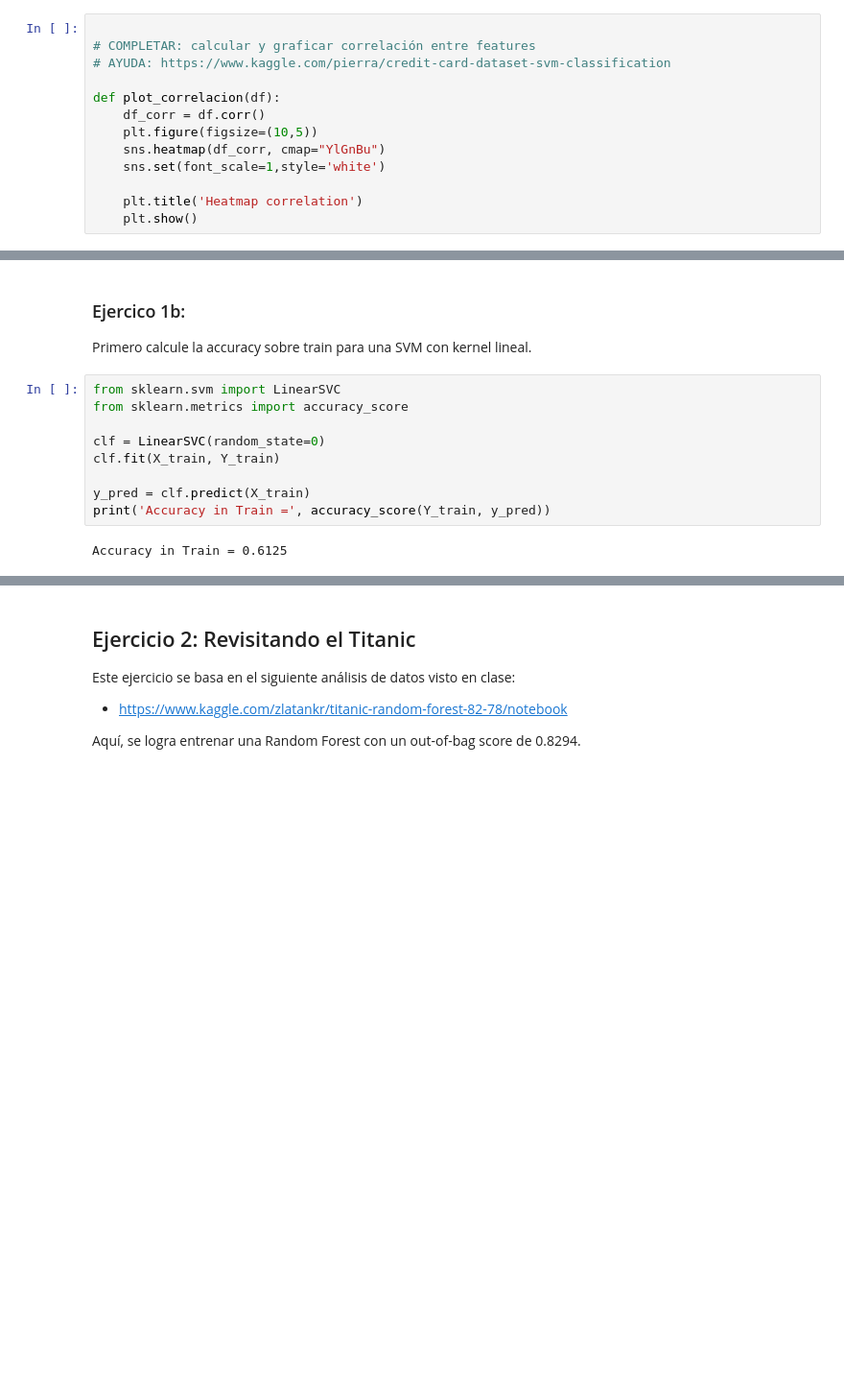
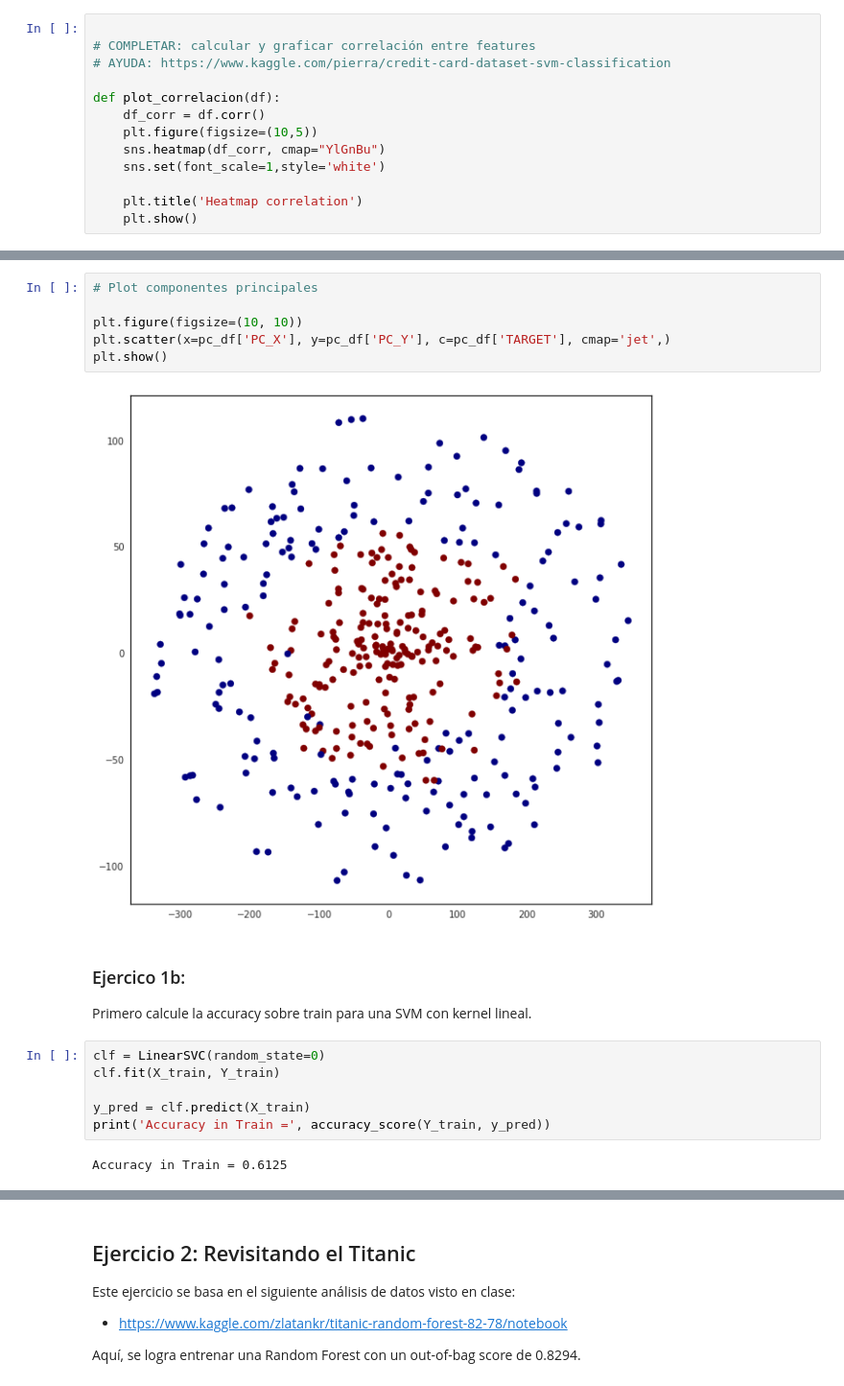
Before and after one commit to EJHortala/famaf, a Jupyter notebook: Aprendizaje Supervisado/lab1.ipynb, the cells around one changed output, grey strips where cells are left out. Shown at 96% size. Saved outputs shown, nothing was run; the diff lists cells and outputs as text; blank space fills up the shorter version.

```diff
--- a/Aprendizaje Supervisado/lab1.ipynb
+++ b/Aprendizaje Supervisado/lab1.ipynb
@@ -131,11 +138,16 @@ plot_correlacion(dropped_train)
+# %%
+# Plot componentes principales
+
+plt.figure(figsize=(10, 10))
+plt.scatter(x=pc_df['PC_X'], y=pc_df['PC_Y'], c=pc_df['TARGET'], cmap='jet',)
+plt.show()
+# %% [output]
+[figure, added]
 # %% [markdown]
 ### Ejercico 1b:
 
 Primero calcule la accuracy sobre train para una SVM con kernel lineal.
 # %%
-from sklearn.svm import LinearSVC
-from sklearn.metrics import accuracy_score
-
 clf = LinearSVC(random_state=0)
 clf.fit(X_train, Y_train)
 
```
Also changed, not shown: parts of 40 cells of this notebook.
